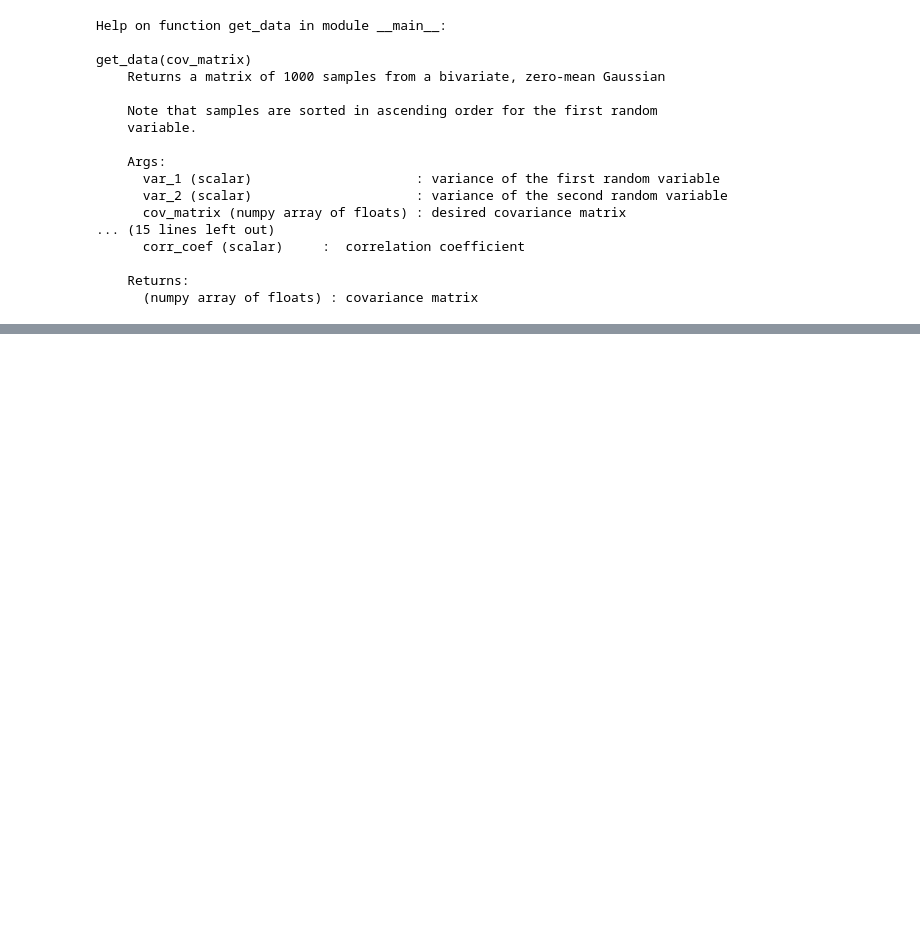
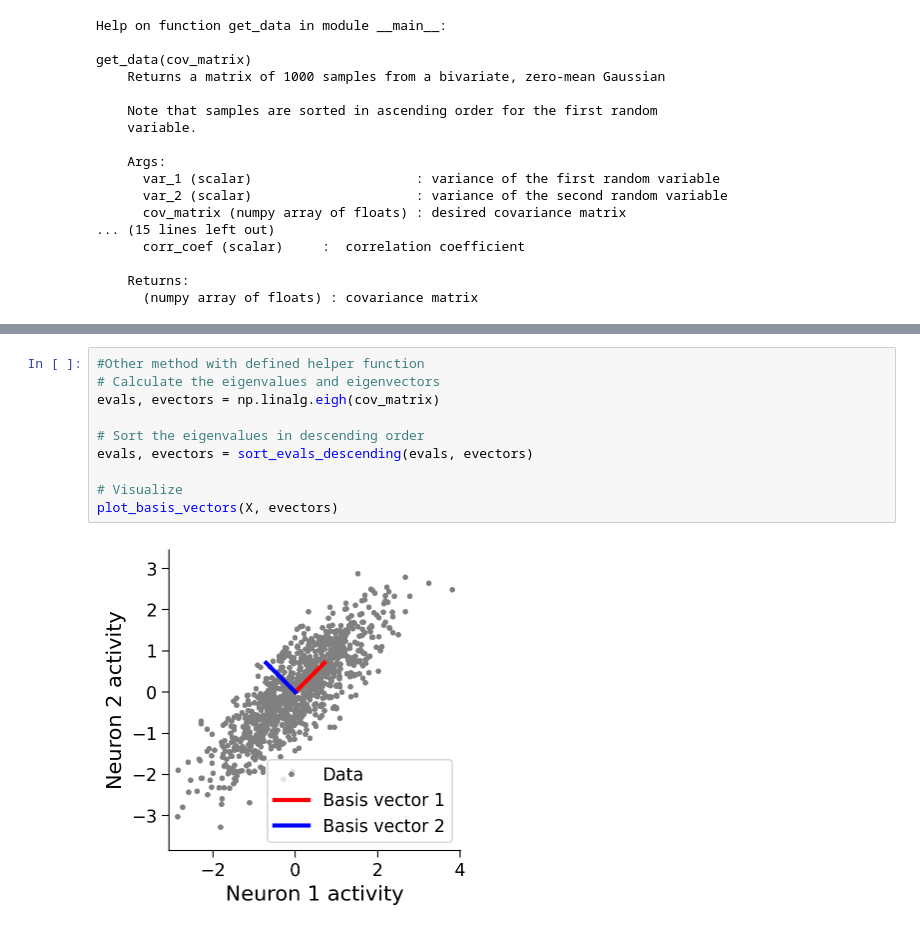
Before and after one commit to carlotoast/Neuromatch, a Jupyter notebook: NM_DimR_sep15_02.ipynb, the cells around one changed output, grey strips where cells are left out. Drawn from its saved outputs; the diff is of its cells as text; blank space fills up the shorter version.

```diff
--- a/NM_DimR_sep15_02.ipynb
+++ b/NM_DimR_sep15_02.ipynb
@@ -314,0 +354,12 @@ print(sample_cov_matrix)
+# %%
+#Other method with defined helper function
+# Calculate the eigenvalues and eigenvectors
+evals, evectors = np.linalg.eigh(cov_matrix)
+
+# Sort the eigenvalues in descending order
+evals, evectors = sort_evals_descending(evals, evectors)
+
+# Visualize
+plot_basis_vectors(X, evectors)
+# %% [output]
+[figure, added]
```
Also changed, not shown: parts of 9 cells of this notebook, 1 other file.
